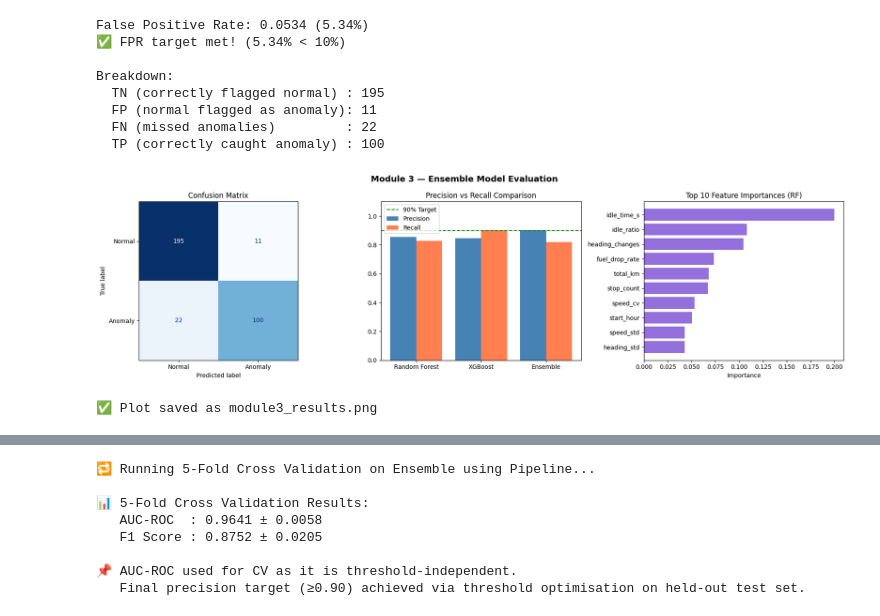
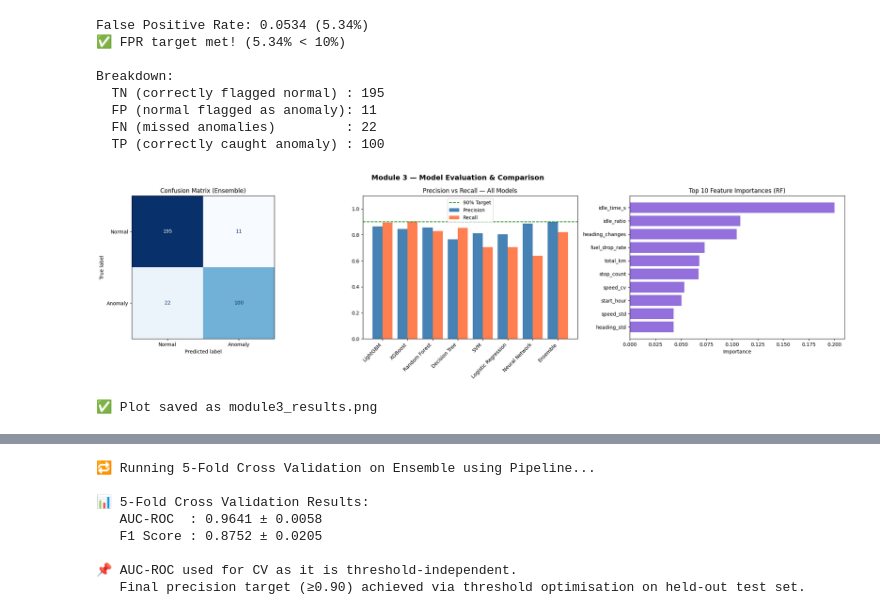
Before and after one commit to zigzagzeeq/FYP, a Jupyter notebook: notebooks/model_training.ipynb, the cells around one changed output, grey strips where cells are left out. Drawn from its saved outputs; the diff is of its cells as text; code cells hidden in the pictures.

Commit message:
best model trained update

```diff
--- a/notebooks/model_training.ipynb
+++ b/notebooks/model_training.ipynb
@@ -249,3 +255,23 @@ weighted avg       0.90      0.90      0.90       328
 Precision : 0.8462
 Recall    : 0.9016
 F1 Score  : 0.8730
+# %%
+# ── Logistic Regression (linear baseline) ──────────────────────────────
+print("📈 Training Logistic Regression...")
+
+lr_model = LogisticRegression(
+    class_weight='balanced',
+    max_iter=1000,
+    random_state=42
+)
+
+lr_model.fit(X_train, y_train)
+lr_preds = lr_model.predict(X_test)
+lr_proba = lr_model.predict_proba(X_test)[:, 1]
+
+print("\n📊 Logistic Regression Results:")
+print(classification_report(y_test, lr_preds, target_names=['Normal', 'Anomaly']))
+print(f"Precision : {precision_score(y_test, lr_preds):.4f}")
+print(f"Recall    : {recall_score(y_test, lr_preds):.4f}")
+print(f"F1 Score  : {f1_score(y_test, lr_preds):.4f}")
+print(f"AUC-ROC   : {roc_auc_score(y_test, lr_proba):.4f}")
@@ -351,51 +618,43 @@ Breakdown:
   FN (missed anomalies)         : 22
   TP (correctly caught anomaly) : 100
 # %%
-fig, axes = plt.subplots(1, 3, figsize=(18, 5))
-fig.suptitle('Module 3 — Ensemble Model Evaluation', fontsize=14, fontweight='bold')
+fig, axes = plt.subplots(1, 3, figsize=(22, 6))
+fig.suptitle('Module 3 — Model Evaluation & Comparison', fontsize=14, fontweight='bold')
 
-# 1. Confusion Matrix
+# 1. Confusion Matrix (Ensemble)
 cm = confusion_matrix(y_test, ensemble_preds)
 disp = ConfusionMatrixDisplay(cm, display_labels=['Normal', 'Anomaly'])
 disp.plot(ax=axes[0], colorbar=False, cmap='Blues')
-axes[0].set_title('Confusion Matrix')
+axes[0].set_title('Confusion Matrix (Ensemble)')
 
-# 2. Model Comparison Bar Chart
-models      = ['Random Forest', 'XGBoost', 'Ensemble']
-precisions  = [
-    precision_score(y_test, rf_preds),
-    precision_score(y_test, xgb_preds),
-    precision_score(y_test, ensemble_preds)
-]
-recalls = [
-    recall_score(y_test, rf_preds),
-    recall_score(y_test, xgb_preds),
-    recall_score(y_test, ensemble_preds)
-]
+# 2. Model Comparison Bar Chart — ALL models + Ensemble
+all_models     = comparison_df['Model'].tolist() + ['Ensemble']
+all_precisions = comparison_df['Precision'].tolist() + [precision_score(y_test, ensemble_preds)]
+all_recalls    = comparison_df['Recall'].tolist() + [recall_score(y_test, ensemble_preds)]
 
-x = np.arange(len(models))
-axes[1].bar(x - 0.2, precisions, 0.4, label='Precision', color='steelblue')
-axes[1].bar(x + 0.2, recalls,    0.4, label='Recall',    color='coral')
+x = np.arange(len(all_models))
+axes[1].bar(x - 0.2, all_precisions, 0.4, label='Precision', color='steelblue')
+axes[1].bar(x + 0.2, all_recalls,    0.4, label='Recall',    color='coral')
 axes[1].axhline(0.9, color='green', linestyle='--', label='90% Target')
 axes[1].set_xticks(x)
-axes[1].set_xticklabels(models)
+axes[1].set_xticklabels(all_models, rotation=45, ha='right')
 axes[1].set_ylim(0, 1.1)
-axes[1].set_title('Precision vs Recall Comparison')
+axes[1].set_title('Precision vs Recall — All Models')
 axes[1].legend()
 
 # 3. Feature Importance (from RF)
 importances = pd.Series(rf_model.feature_importances_, index=feature_cols)
 top10 = importances.nlargest(10)
 axes[2].barh(top10.index[::-1], top10.values[::-1], color='mediumpurple')
 axes[2].set_title('Top 10 Feature Importances (RF)')
 axes[2].set_xlabel('Importance')
 
 plt.tight_layout()
 plt.savefig('module3_results.png', dpi=150, bbox_inches='tight')
 plt.show()
 print("✅ Plot saved as module3_results.png")
 # %% [output]
-[figure, old version]
+[figure, new version]
 ✅ Plot saved as module3_results.png
 # %%
 # ── Save everything needed by the Streamlit dashboard ────────────────
```
Also changed, not shown: parts of 15 cells of this notebook, 4 other files.
